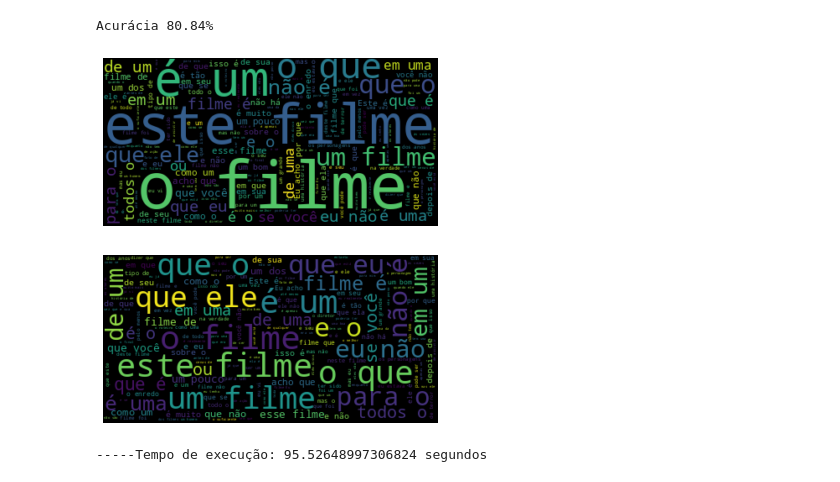
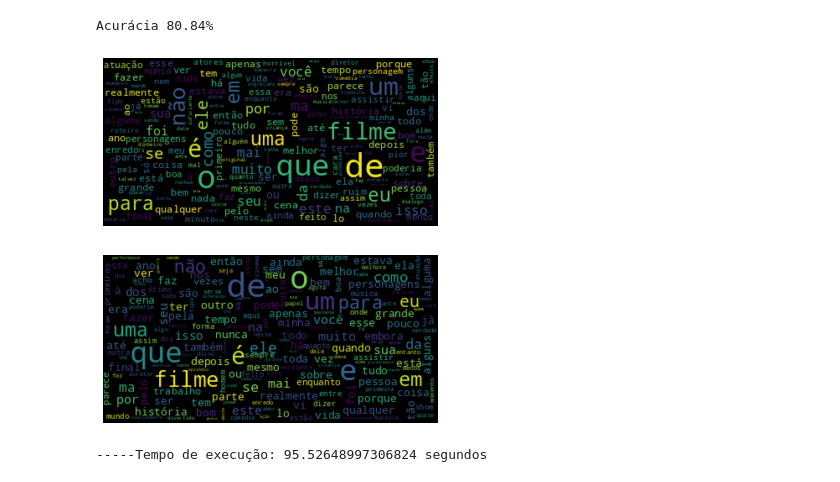
Before and after one commit to edabruzzo/machine_learning_alura, a Jupyter notebook: natural_language_processing/classificacao_dados_textuais.ipynb, the cells around one changed output. Drawn from its saved outputs; the diff is of its cells as text; code cells hidden in the pictures.

Commit message:
Separando nuvem de palavras positivas e negativas

```diff
--- a/natural_language_processing/classificacao_dados_textuais.ipynb
+++ b/natural_language_processing/classificacao_dados_textuais.ipynb
@@ -71,45 +78,45 @@ def treinar_classificador():
 print('Acurácia %.2f%%' % (treinar_classificador() * 100))
 # %% [output]
 Acurácia 80.84%
-# %%
-
-'''
-WORDCLOUD
-https://amueller.github.io/word_cloud/auto_examples/simple.html
-'''
-import os
-
-from os import path
-from wordcloud import WordCloud
-
-# get data directory (using getcwd() is needed to support running example in generated IPython notebook)
-#d = path.dirname(__file__) if "__file__" in locals() else os.getcwd()
-
-# Read the whole text.
-#text = open(path.join(d, 'constitution.txt')).read()
-text = ''.join([texto for texto in resenhas_imdb['text_pt']])
-# Generate a word cloud image
-wordcloud = WordCloud().generate(text)
-
-# Display the generated image:
-# the matplotlib way:
-import matplotlib.pyplot as plt
-
-%matplotlib inline
-
-# lower max_font_size
-wordcloud = WordCloud(max_font_size=40).generate(text)
-plt.figure()
-plt.imshow(wordcloud, interpolation="bilinear")
-plt.axis("off")
-plt.show()
-
-# The pil way (if you don't have matplotlib)
-# image = wordcloud.to_image()
-# image.show()
-# %% [output]
-[figure, removed]
-[figure, removed]
+# %%
+def plotar_nuvem_palavras(sentimento=None):
+
+    if sentimento is None:
+        textos_filtrados = resenhas_imdb
+    else:
+        textos_filtrados = resenhas_imdb.query("sentiment == '%s'" % sentimento)
+
+    '''
+    WORDCLOUD
+    https://amueller.github.io/word_cloud/auto_examples/simple.html
+    '''
+    # get data directory (using getcwd() is needed to support running example in generated IPython notebook)
+    # d = path.dirname(__file__) if "__file__" in locals() else os.getcwd()
+
+    # Read the whole text.
+    # text = open(path.join(d, 'constitution.txt')).read()
+    text = ''.join([texto for texto in textos_filtrados['text_pt']])
+    # Generate a word cloud image
+    wordcloud = WordCloud(  # width=400,
+        # height=500,
+        max_font_size=40,
+        collocations=False).generate(text)
+    plt.figure()
+    plt.imshow(wordcloud, interpolation="bilinear")
+    plt.axis("off")
+    plt.show()
+
+    # The pil way (if you don't have matplotlib)
+    # image = wordcloud.to_image()
+    # image.show()
+# %%
+plotar_nuvem_palavras('neg')
+# %% [output]
+[figure, added]
+# %%
+plotar_nuvem_palavras('pos')
+# %% [output]
+[figure, added]
 # %%
 tempo_execucao = time.time() - start_time
 print('-----Tempo de execução: %s segundos' % tempo_execucao)
```
Also changed, not shown: parts of 1 cell of this notebook, 1 other file.
